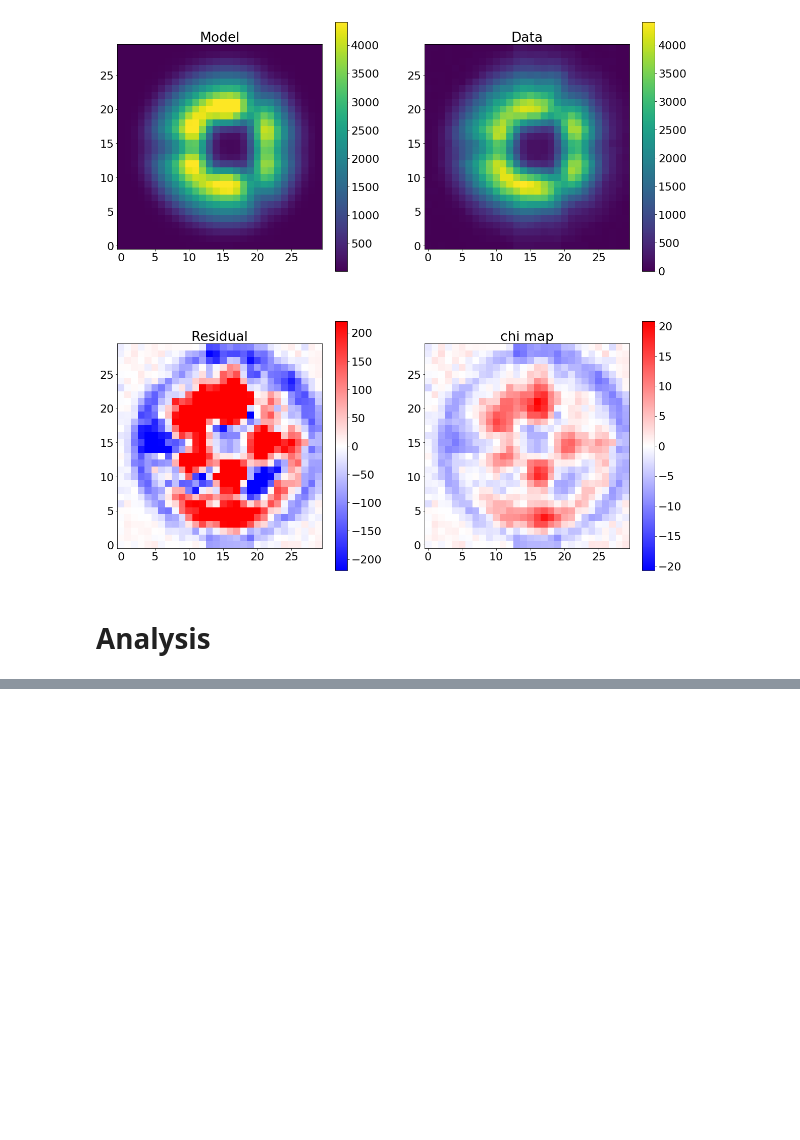
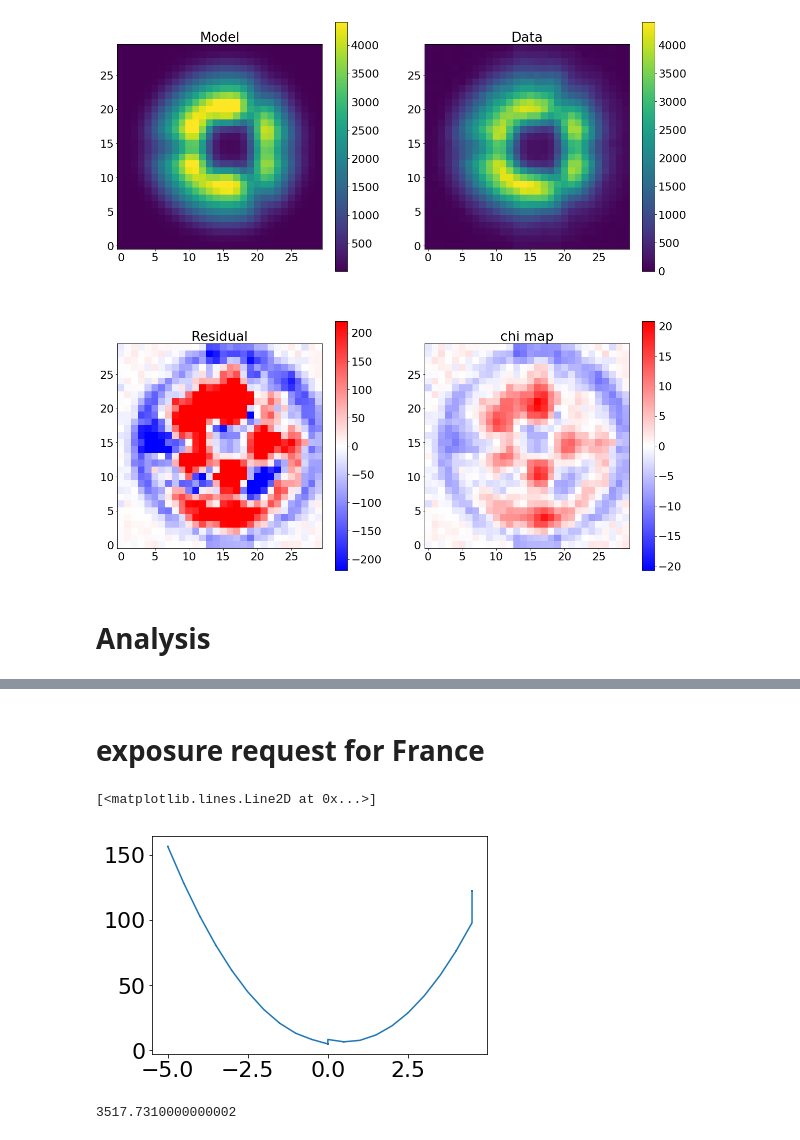
Before and after one commit to Subaru-PFS/dev_2ddrp, a Jupyter notebook: Zernike_Work.ipynb, the cells around one changed output, grey strips where cells are left out. Saved outputs shown, nothing was run; the diff lists cells and outputs as text; code cells hidden in the pictures; blank space fills up the shorter version.

Commit message:
exposure calculations for r1

```diff
--- a/Zernike_Work.ipynb
+++ b/Zernike_Work.ipynb
@@ -665,7 +667,7 @@ for single_spot in [55]:
     file.write("#3. Steps \n")
     file.write("\n")
 
-    for obs in [8564,8615,8612]:
+    for obs in [8564,8615]:
 
         file.write("mpirun python /home/ncaplar/Code/ZernikeSingle_11_Mix_P_Aug.py "+str(obs)+" "+str(single_spot)+" 175 1\n")
     file.close()
@@ -687,7 +689,7 @@ for single_spot in [55]:
     file.write("#3. Steps \n")
     file.write("\n")
 
-    for obs in [8600,8573,8606]:
+    for obs in [8600,8573]:
 
         file.write("mpirun python /home/ncaplar/Code/ZernikeSingle_11_Mix_P_Aug.py "+str(obs)+" "+str(single_spot)+" 175 1\n")
     file.close()
@@ -713,11 +715,33 @@ for single_spot in [55]:
 
         file.write("mpirun python /home/ncaplar/Code/ZernikeSingle_11_Mix_P_Aug.py "+str(obs)+" "+str(single_spot)+" 175 1\n")
     file.close()
+
+for single_spot in [55]:
+    file = open('/Users/nevencaplar/Documents/PFS/TigerAnalysis/ScriptsForTiger/Perseus'+str(4)+'Spot'+str(single_spot)+'AugObs_P.sh','w')
+
+    file.write("#!/bin/bash \n")
+    file.write("#SBATCH --nodes=9 # node count \n")
+    file.write("#SBATCH --ntasks-per-node=24 \n")
+    file.write("#SBATCH --time 14:59:00 \n")
+    file.write("#SBATCH --mail-type=begin  \n")
+    file.write("#SBATCH --mail-type=end   \n")
+    file.write("#SBATCH --mail-user=ncaplar@princeton.edu \n")
+
+    file.write("\n")
+    file.write("#1. Observation (e.g., 8567) \n")
+    file.write("#2. Threads \n")
+    file.write("#3. Steps \n")
+    file.write("\n")
+
+    for obs in [8612,8606]:
+
+        file.write("mpirun python /home/ncaplar/Code/ZernikeSingle_11_Mix_P_Aug.py "+str(obs)+" "+str(single_spot)+" 175 1\n")
+    file.close()
 # %%
 file = open('/Users/nevencaplar/Documents/PFS/TigerAnalysis/ScriptsForTiger/AugustScriptToSubmitScriptsPerseus'+'.sh','w')
 file.write("#!/bin/bash \n")
 file.write("\n")
-for obs in [1,2,3]:
+for obs in [1,2,3,4]:
     for single_spot in [55]:
         file.write('sbatch /home/ncaplar/Scripts/Perseus'+str(obs)+'Spot'+str(single_spot)+'AugObs_P.sh \n')
 
@@ -726,0 +751,3 @@ inputimage
+# %%
+results_of_fit_single=pd.DataFrame(np.zeros((9,len(columns))).reshape(-1,len(columns)),index=['-2','-1.5','-1','-0.5','0','0.5','1','1.5','2'],columns=columns)
+err_results_of_fit_single=pd.DataFrame(np.zeros((9,len(columns))).reshape(-1,len(columns)),index=['-2','-1.5','-1','-0.5','0','0.5','1','1.5','2'],columns=columns)
@@ -726,0 +831,22 @@ inputimage
+# %% [markdown]
+# exposure request for France
+# %%
+from astropy.io import *
+
+res=[]
+for i in range(8546,8635+1):
+    hdul = fits.open('/Users/nevencaplar/Documents/PFS/2017-12-15/v000'+str(i)+'/PFLAr1.fits')
+    res.append([i,hdul[0].header['W_FCA_FOCUS'],hdul[0].header['EXPTIME']])
+
+
+res=np.array(res)
+res_exposure_times=res
+# %%
+plt.plot(res[:,1],res[:,2])
+# %% [output]
+[<matplotlib.lines.Line2D at 0x...>]
+[figure, added]
+# %%
+np.sum(res[:,1])
+# %% [output]
+3517.7310000000002
```
Also changed, not shown: parts of 79 cells of this notebook.
